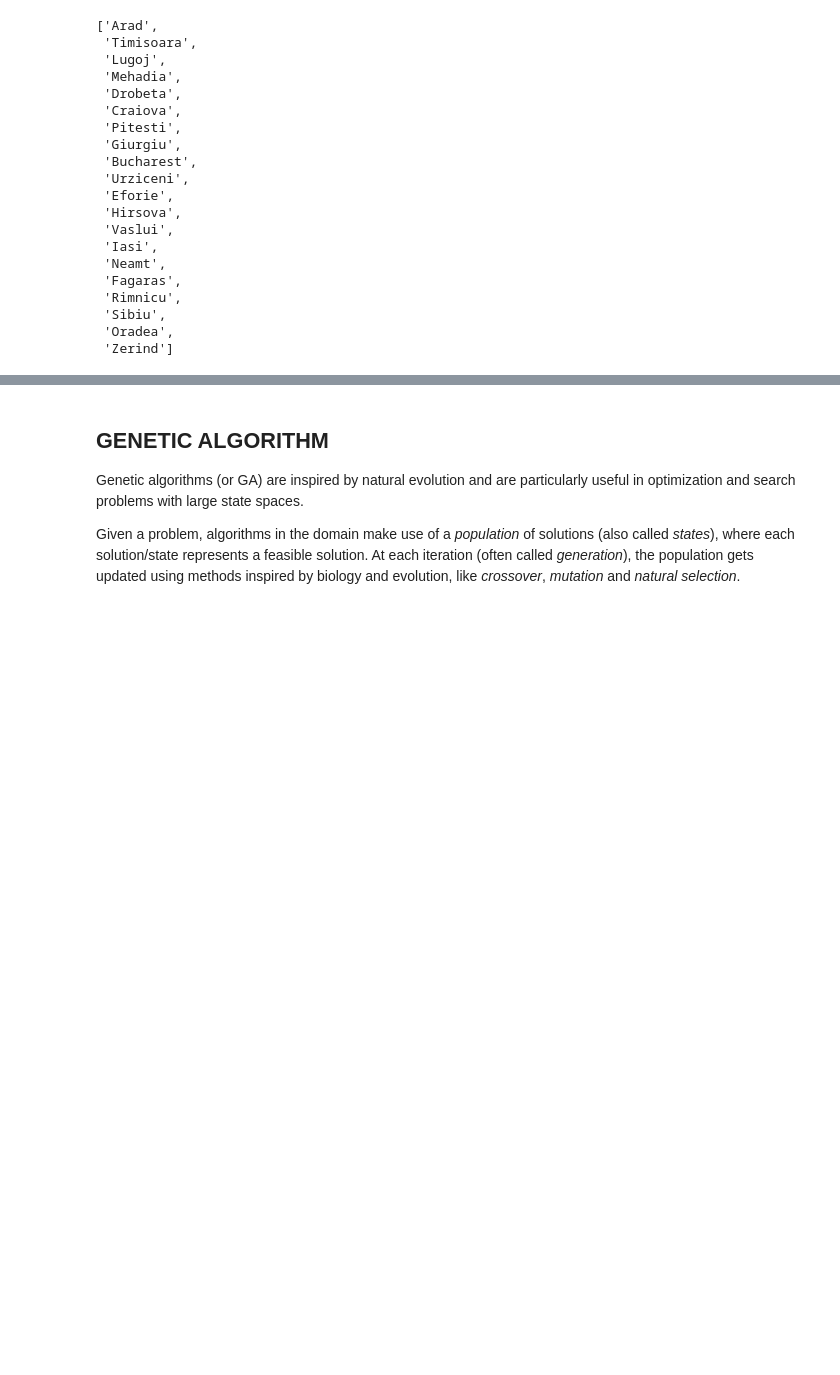
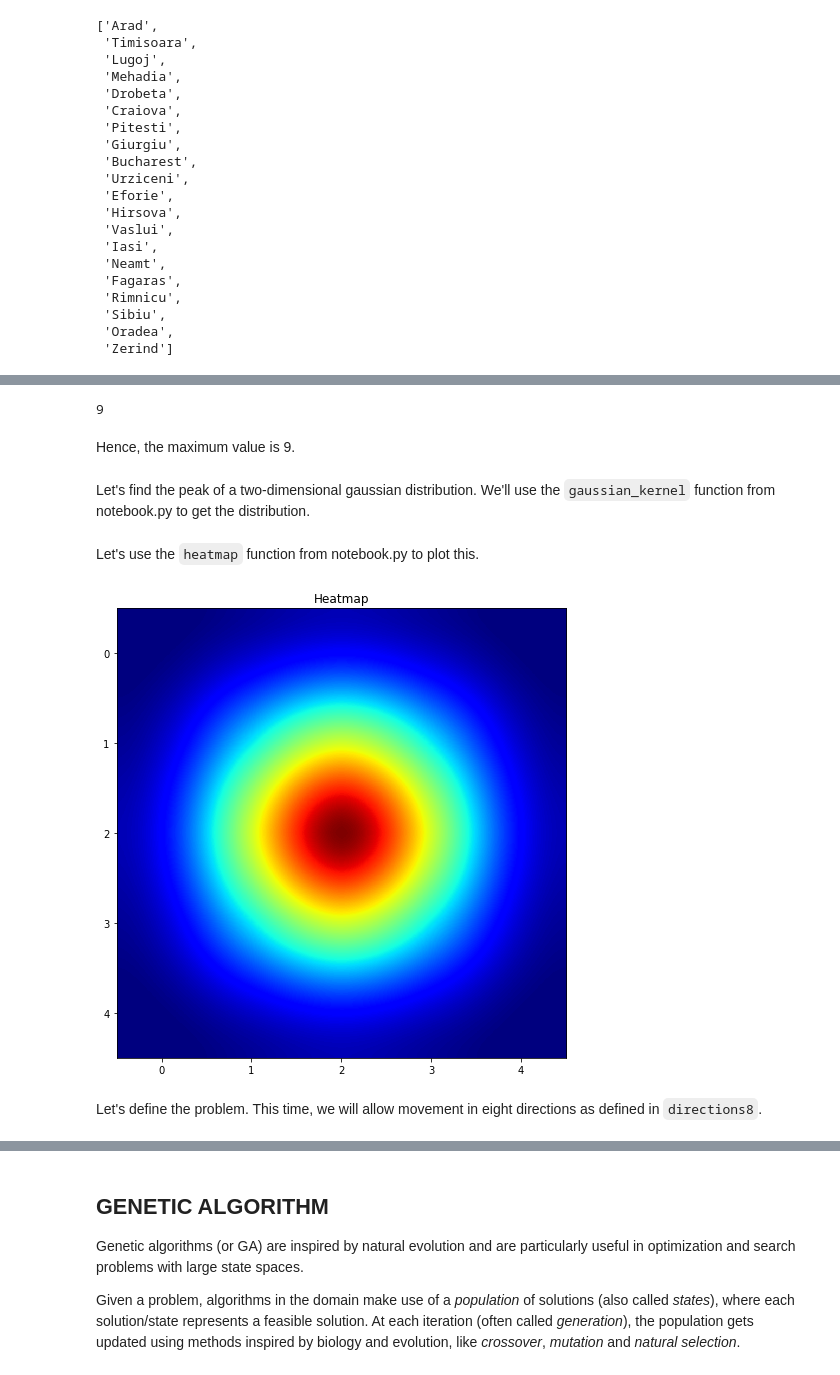
Before and after one commit to aimacode/aima-python, a Jupyter notebook: search.ipynb, the cells around one changed output, grey strips where cells are left out. Drawn from its saved outputs; the diff is of its cells as text; code cells hidden in the pictures; blank space fills up the shorter version.

Commit message:
Added Simulated Annealing to search notebook (#866)
* A few helper functions

* Added Simulated Annealing

* Updated README.md

```diff
--- a/search.ipynb
+++ b/search.ipynb
@@ -964,0 +1021,20 @@ It is not difficult to see why this might be a good solution.
+# %%
+max(solutions)
+# %% [output]
+9
+# %% [markdown]
+Hence, the maximum value is 9.
+# %% [markdown]
+Let's find the peak of a two-dimensional gaussian distribution.
+We'll use the `gaussian_kernel` function from notebook.py to get the distribution.
+# %%
+grid = gaussian_kernel()
+# %% [markdown]
+Let's use the `heatmap` function from notebook.py to plot this.
+# %%
+heatmap(grid, cmap='jet', interpolation='spline16')
+# %% [output]
+[figure, added]
+# %% [markdown]
+Let's define the problem.
+This time, we will allow movement in eight directions as defined in `directions8`.
```
Also changed, not shown: parts of 35 cells of this notebook, 2 other files.
